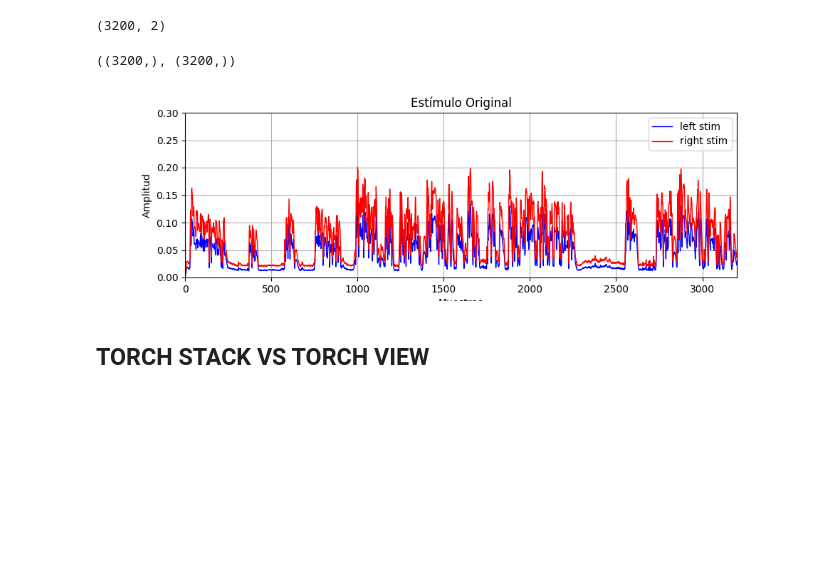
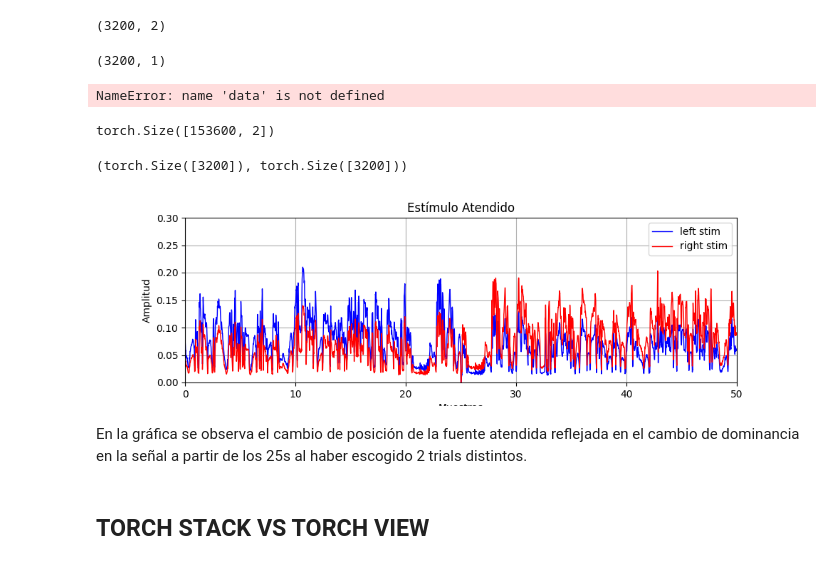
Before and after one commit to garcesote/deepAAD_project, a Jupyter notebook: notebooks/play.ipynb, the cells around one changed output. Saved outputs shown, nothing was run; the diff lists cells and outputs as text; code cells hidden in the pictures; blank space fills up the shorter version.

```diff
--- a/notebooks/play.ipynb
+++ b/notebooks/play.ipynb
@@ -495,24 +500,51 @@ att_wav = data['wavs'][:,0][0]['wavB'][0,0]
 att_wav.shape
 # %% [output]
 (3200, 2)
+# %%
+data_path = get_data_path(global_data_path, 'fulsang')
+subj = 'S1'
+preproc_data = scipy.io.loadmat(os.path.join(data_path ,subj + '_data_preproc.mat'))
+stima_data = preproc_data['data']['wavA'][0,0][0,trials]
+stima_data[0].shape
+# %% [output]
+(3200, 1)
+# %%
+att_wav = data['wavs'][:,0][0]['wavB'][0,0]
+att_wav.shape
+# %% [output]
+NameError: name 'data' is not defined
+# %%
+# Load from the Custom dataset
+dataset ='fulsang'
+data_path = get_data_path(global_data_path, dataset)
+train_set = CustomDataset('fulsang', data_path, 'train', 'S1', window=128, hop=8, hrtf=True)
+# %%
+att_wav = train_set.stima
+att_wav.shape
+# %% [output]
+torch.Size([153600, 2])
 # %%
-env_L = att_wav[:,0]
-env_R = att_wav[:,1]
+# First trial
+env_L = att_wav[1600:4800,0]
+env_R = att_wav[1600:4800,1]
 env_L.shape, env_R.shape
 # %% [output]
-((3200,), (3200,))
+(torch.Size([3200]), torch.Size([3200]))
 # %%
 # Representar envolvente derecha
+x = np.arange(0, len(env_L)) / 64
 plt.figure(figsize=(10, 3))
-plt.plot(env_L, color='blue', linewidth=1, label='left stim')
-plt.plot(env_R, color='red', linewidth=1, label='right stim')
-plt.title('Estímulo Original')
-plt.xlabel('Muestras')
+plt.plot(x, env_L, color='blue', linewidth=1, label='left stim')
+plt.plot(x, env_R, color='red', linewidth=1, label='right stim')
+plt.title('Estímulo Atendido')
+plt.xlabel('Tiempo (s)')
 plt.ylabel('Amplitud')
-plt.xlim([0, 50*64])
+plt.xlim([0, 50])
 plt.ylim([0, 0.3])
 plt.grid()
 plt.legend()
 plt.show()
 # %% [output]
-[figure, old version]
+[figure, new version]
+# %% [markdown]
+En la gráfica se observa el cambio de posición de la fuente atendida reflejada en el cambio de dominancia en la señal a partir de los 25s al haber escogido 2 trials distintos.
```
Also changed, not shown: parts of 9 cells of this notebook, 12 other files.
